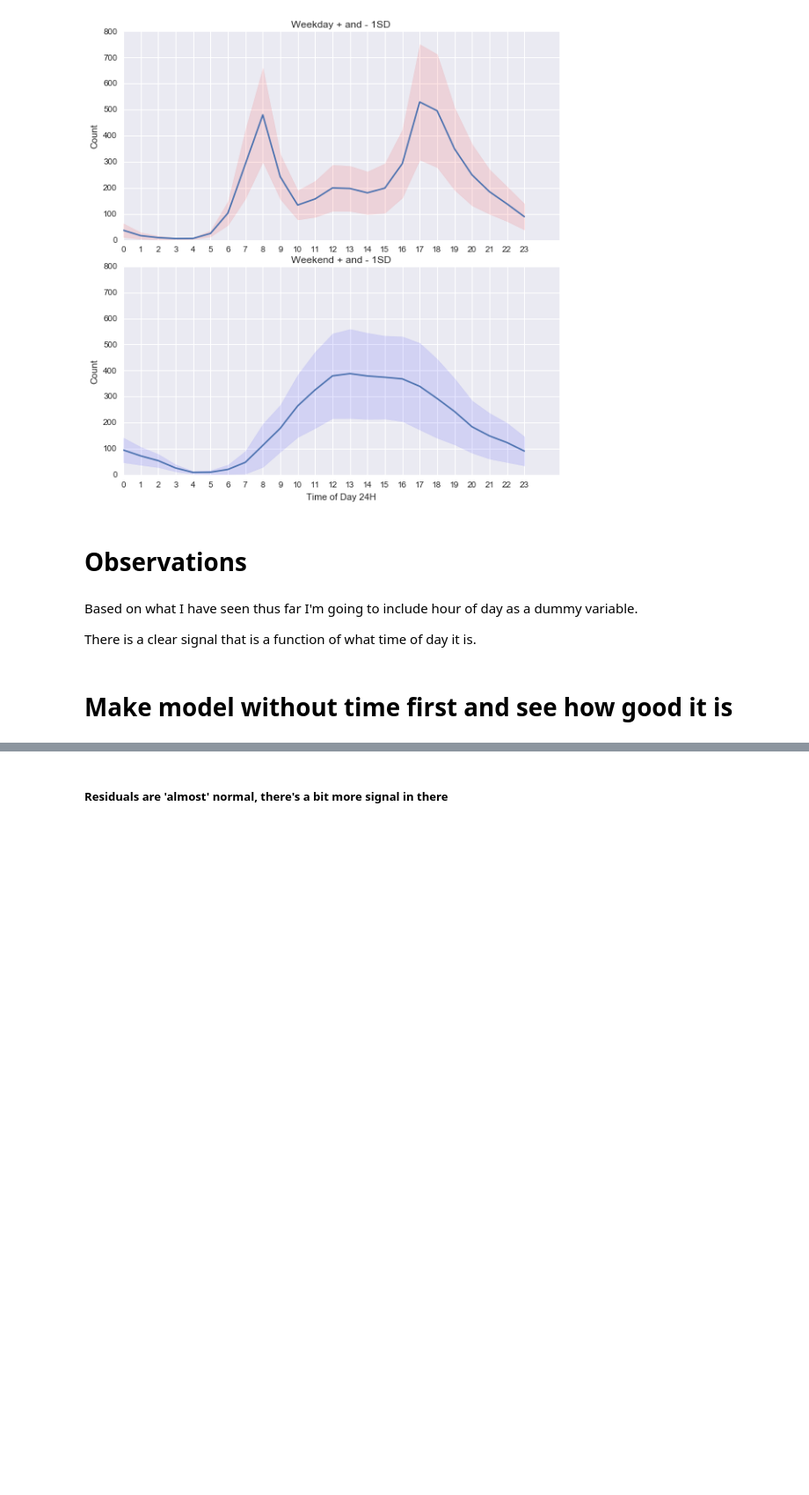
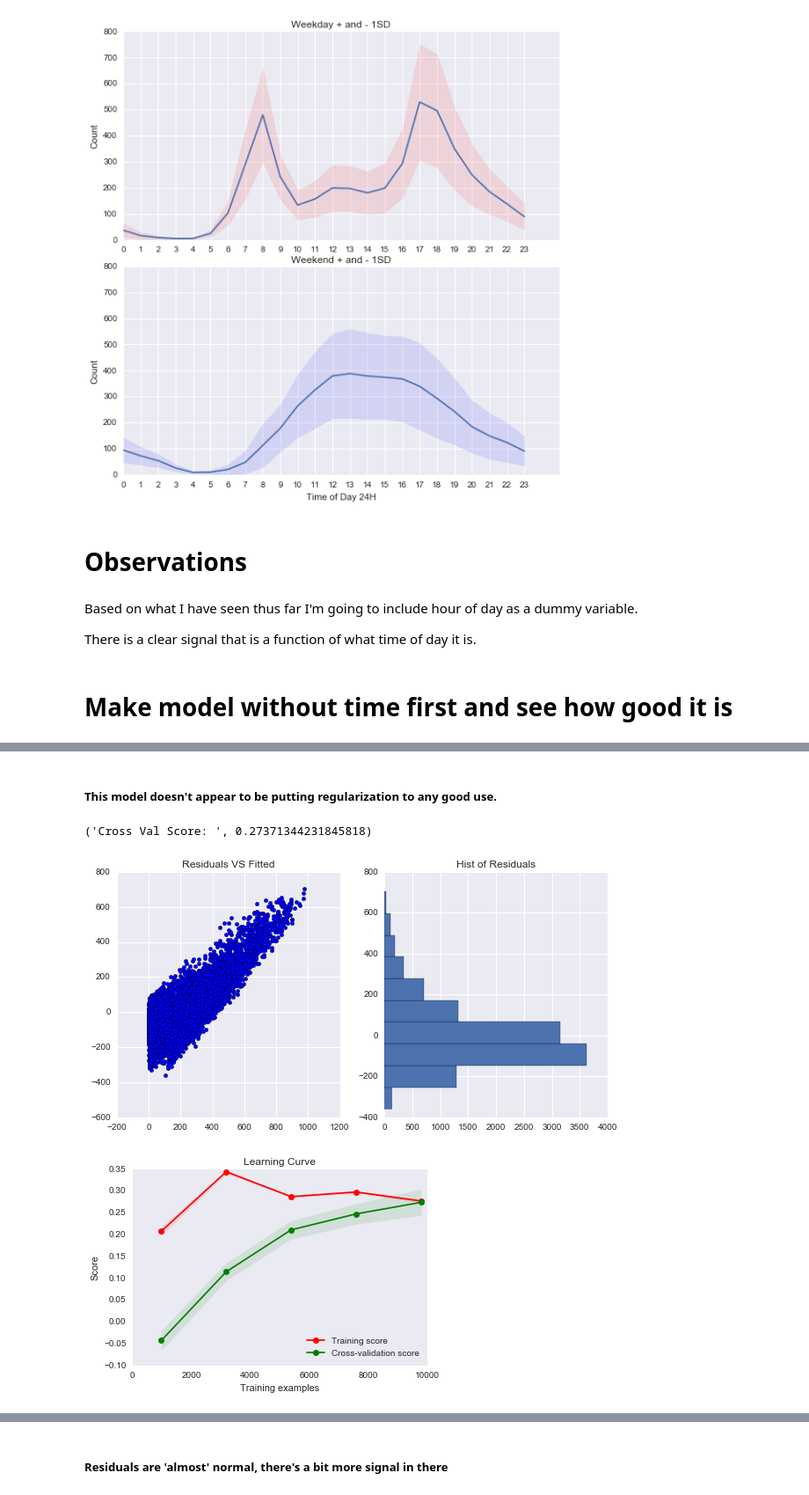
Before and after one commit to Ryanglambert/dc_bike_share_analysis, a Jupyter notebook: Bike_Share_EDA.ipynb, the cells around one changed output, grey strips where cells are left out. Shown: that part at 88% size. Cells and saved outputs as stored; diff of their text form; code cells hidden in the pictures; blank space fills up the shorter version.

```diff
--- a/Bike_Share_EDA.ipynb
+++ b/Bike_Share_EDA.ipynb
@@ -273,0 +276,12 @@ plot_validation_curve(X, y, est, param_range=np.logspace(-13, -9, 4))
+# %% [markdown]
+##### This model doesn't appear to be putting regularization to any good use.
+# %%
+X1 = X
+y1 = y
+est3 = make_pipeline(PolynomialFeatures(1), Ridge())
+est3.fit(X1, y1)
+score_model(X1, y1, est3)
+# %% [output]
+('Cross Val Score: ', 0.27371344231845818)
+[figure, added]
+[figure, added]
```
Also changed, not shown: parts of 50 cells of this notebook.
